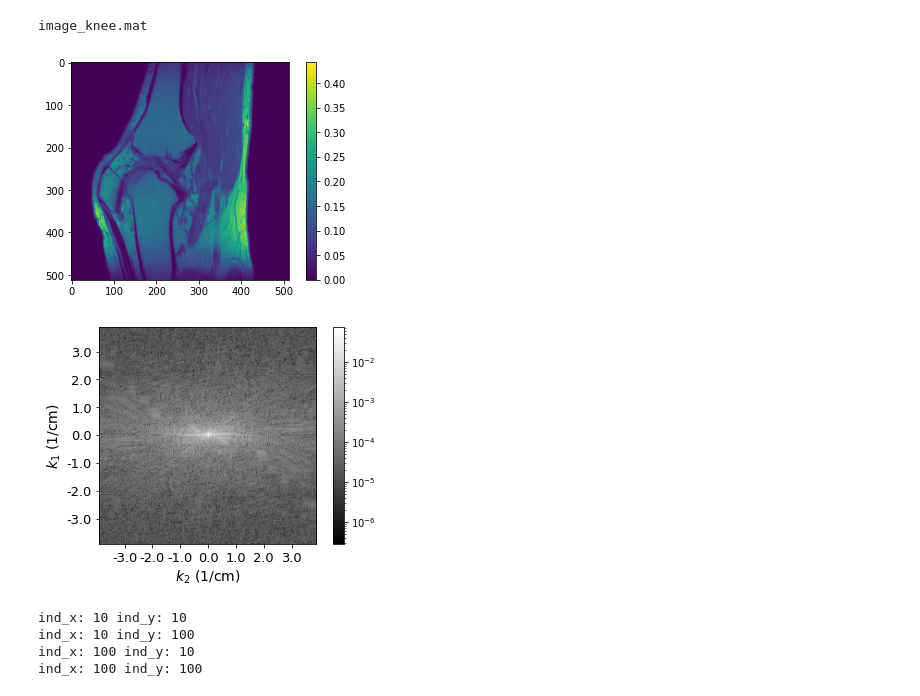
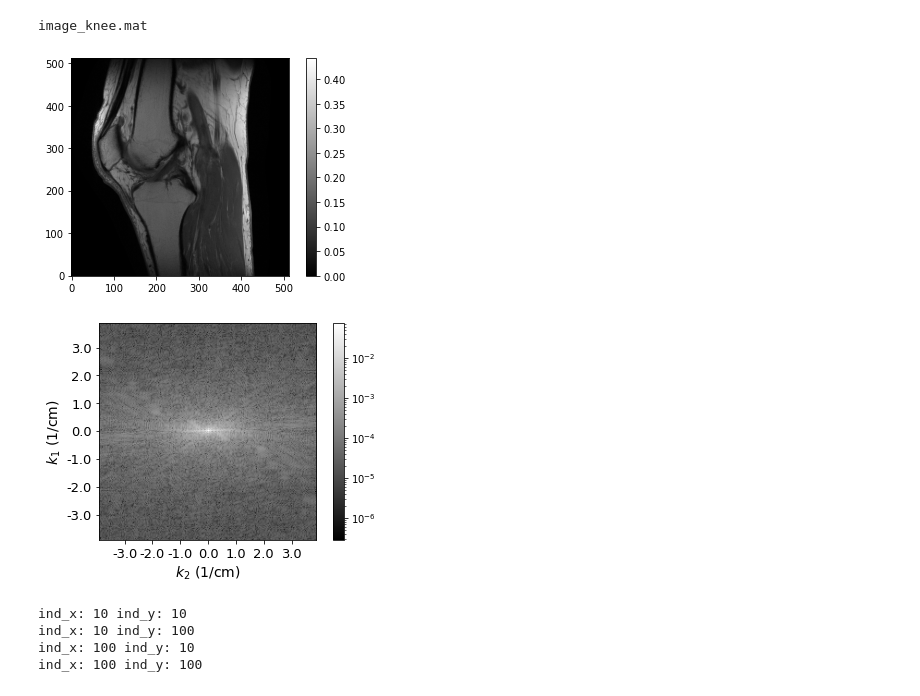
Before and after one commit to cfgranda/math-tools-nyu, a Jupyter notebook: 06 mr_image.ipynb, the cells around one changed output. Cells and saved outputs as stored; diff of their text form; code cells hidden in the pictures.

```diff
--- a/06 mr_image.ipynb
+++ b/06 mr_image.ipynb
@@ -48,35 +48,35 @@ n = knee_im.shape[0]
 factor = 20
 ticks = np.arange(0,n,100)
 tick_labels = ticks / factor
 
 plt.figure()
-plt.imshow(knee_im)
+plt.imshow(knee_im,origin='lower',cmap='gray')
 plt.colorbar()
 
 knee_ft = np.fft.fft2(knee_im)
 fc = 100
 # f_ticks = np.arange(0,2*fc+2,50)
 # f_tick_labels = np.arange(-fc,fc+1,20)*(factor/n)
 f_tick_labels = np.arange(-3.0,3.1,1.0)
 f_ticks = fc + f_tick_labels / (factor/n)
 aux_diff = int((n-2*fc)/2)
 knee_ft_aux = np.fft.fftshift(np.abs(knee_ft))/ n**2
 knee_ft_plot = knee_ft_aux[aux_diff:(n-aux_diff),aux_diff:(n-aux_diff)]
 plt.figure()
 ax = plt.gca()
 sim =plt.imshow(knee_ft_plot,norm=colors.LogNorm(),origin='lower',cmap='gray')
 plt.colorbar()
 ax.set_xticks(f_ticks)
 ax.set_xticklabels(f_tick_labels)
 ax.set_yticks(f_ticks)
 ax.set_yticklabels(f_tick_labels)
 plt.ylabel(r'$k_1$ (1/cm)',fontsize=14)
 plt.xlabel(r'$k_2$ (1/cm)',fontsize=14)
 plt.tick_params(labelsize=13)
 #plt.savefig('plots/mri_ft.pdf',bbox_inches="tight")
 # 20 cm x 20 cm
 # %% [output]
-[figure, old version]
+[figure, new version]
 [figure]
 # %%
 inds= [10,100]
```
